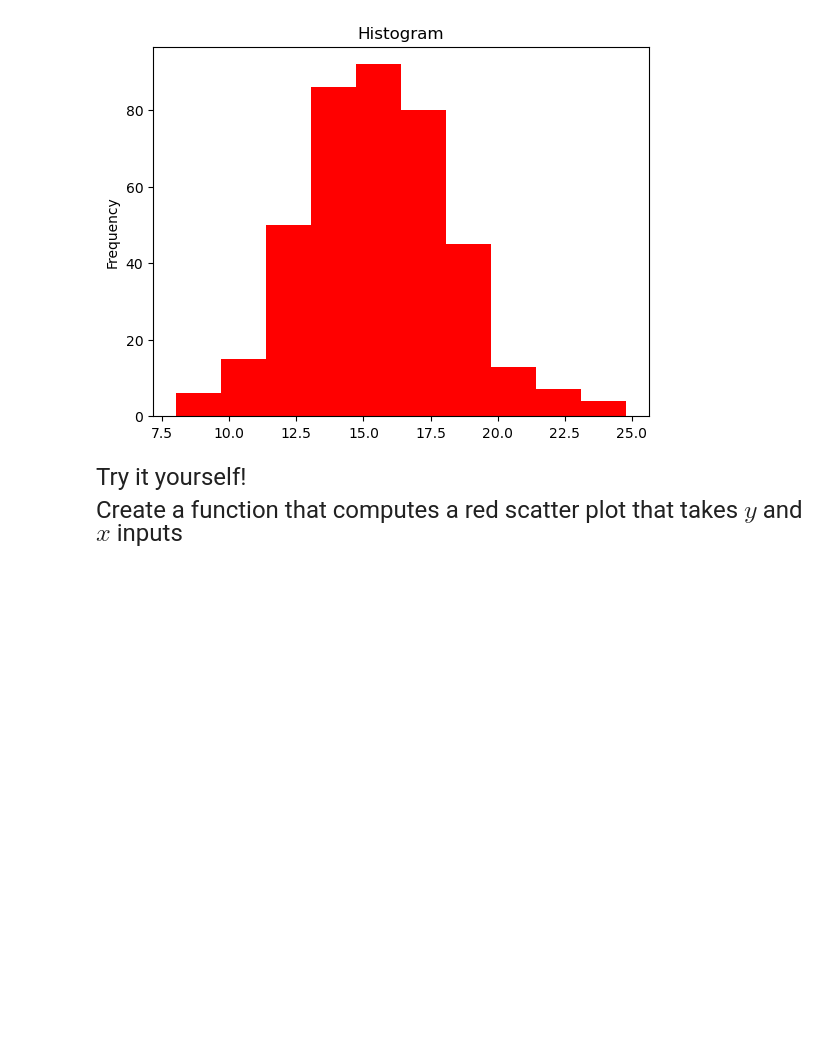
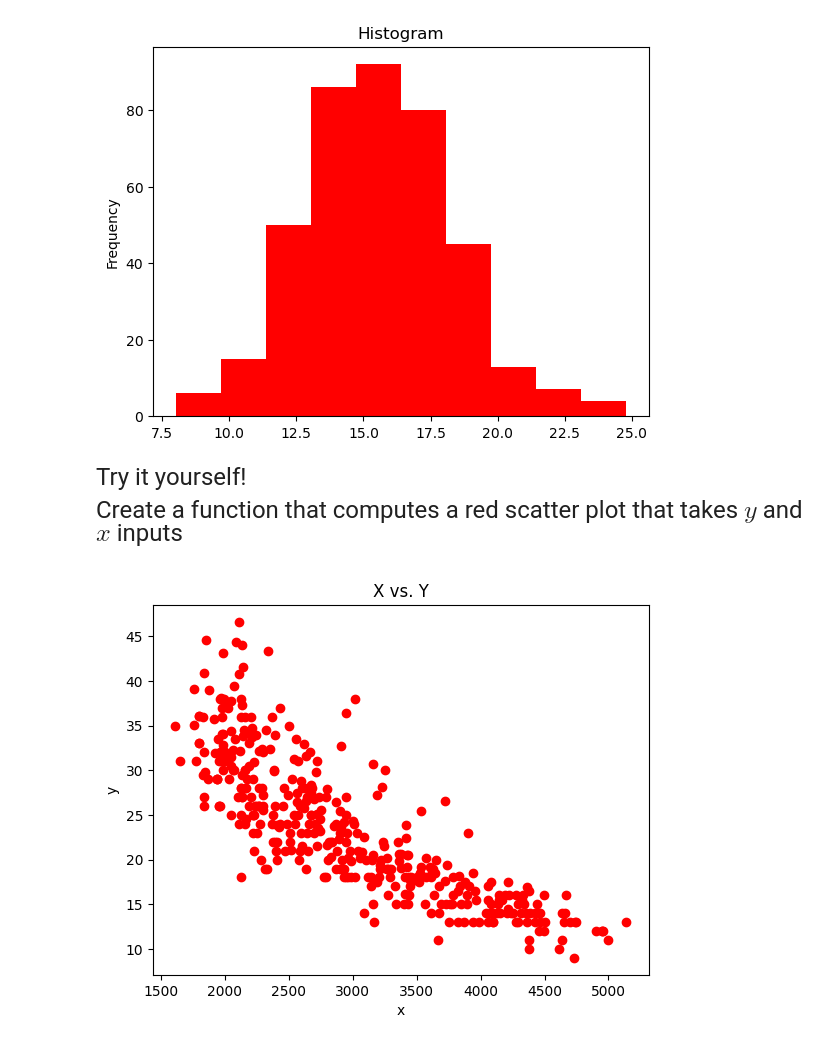
Before and after one commit to isabelcohen/emoryqtm151, a Jupyter notebook: Lecture 08/Lecture 8.ipynb, the cells around one changed output. Saved outputs shown, nothing was run; the diff lists cells and outputs as text; code cells hidden in the pictures; blank space fills up the shorter version.

```diff
--- a/Lecture 08/Lecture 8.ipynb
+++ b/Lecture 08/Lecture 8.ipynb
@@ -262,0 +334,15 @@ Create a function that computes a red scatter plot that takes $y$ and $x$ inputs
+# %%
+# Write your own code
+
+def red_scatter(vec_x, vec_y):
+    plt.scatter(x = vec_x, y = vec_y, color = "red")
+    plt.xlabel("x")
+    plt.ylabel("y")
+    plt.title("X vs. Y")
+    plt.show()
+
+car_features = pd.read_csv("data/features.csv")
+
+red_scatter(vec_x = car_features['weight'], vec_y = car_features['mpg'])
+# %% [output]
+[figure, added]
```
Also changed, not shown: parts of 13 cells of this notebook.
